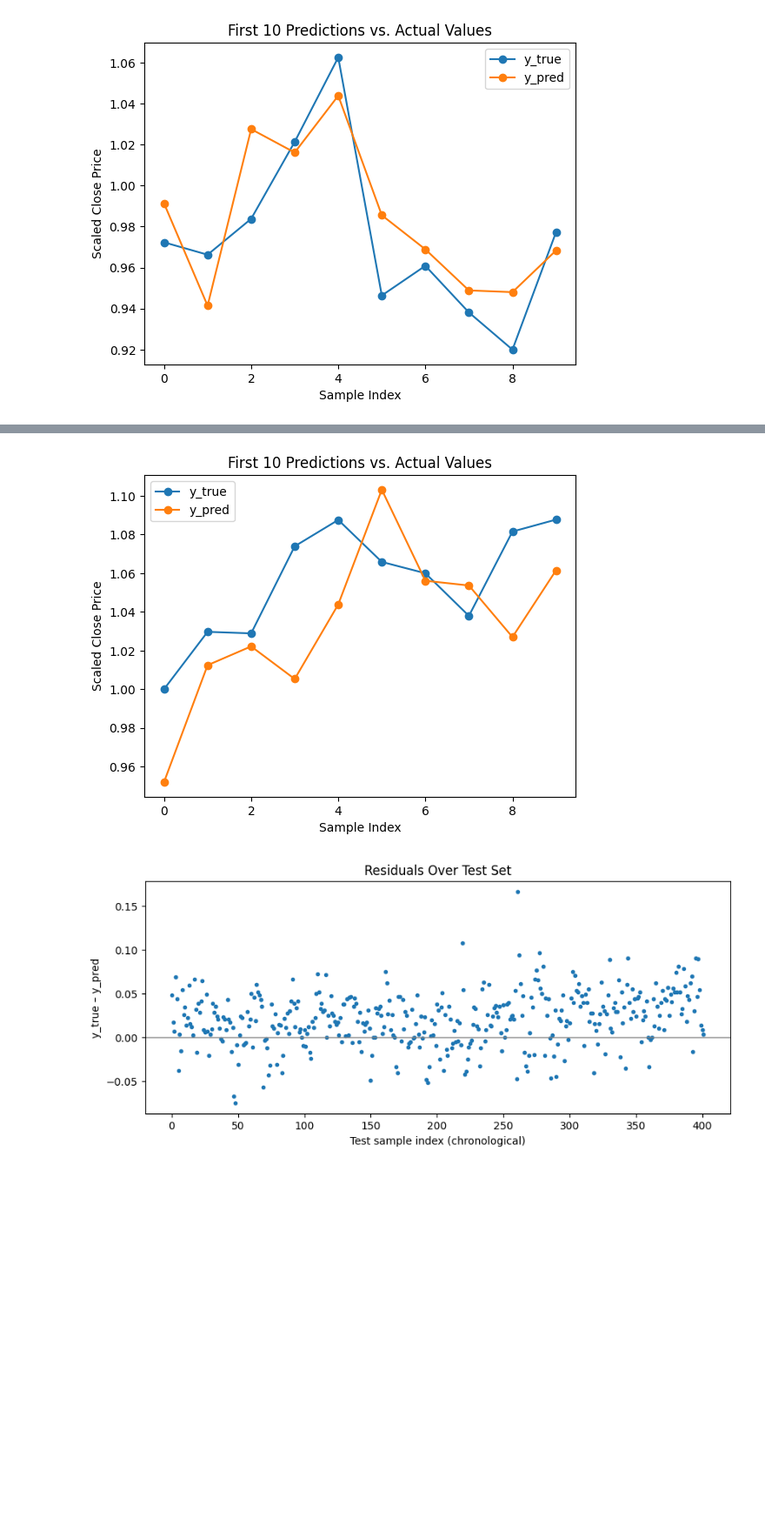
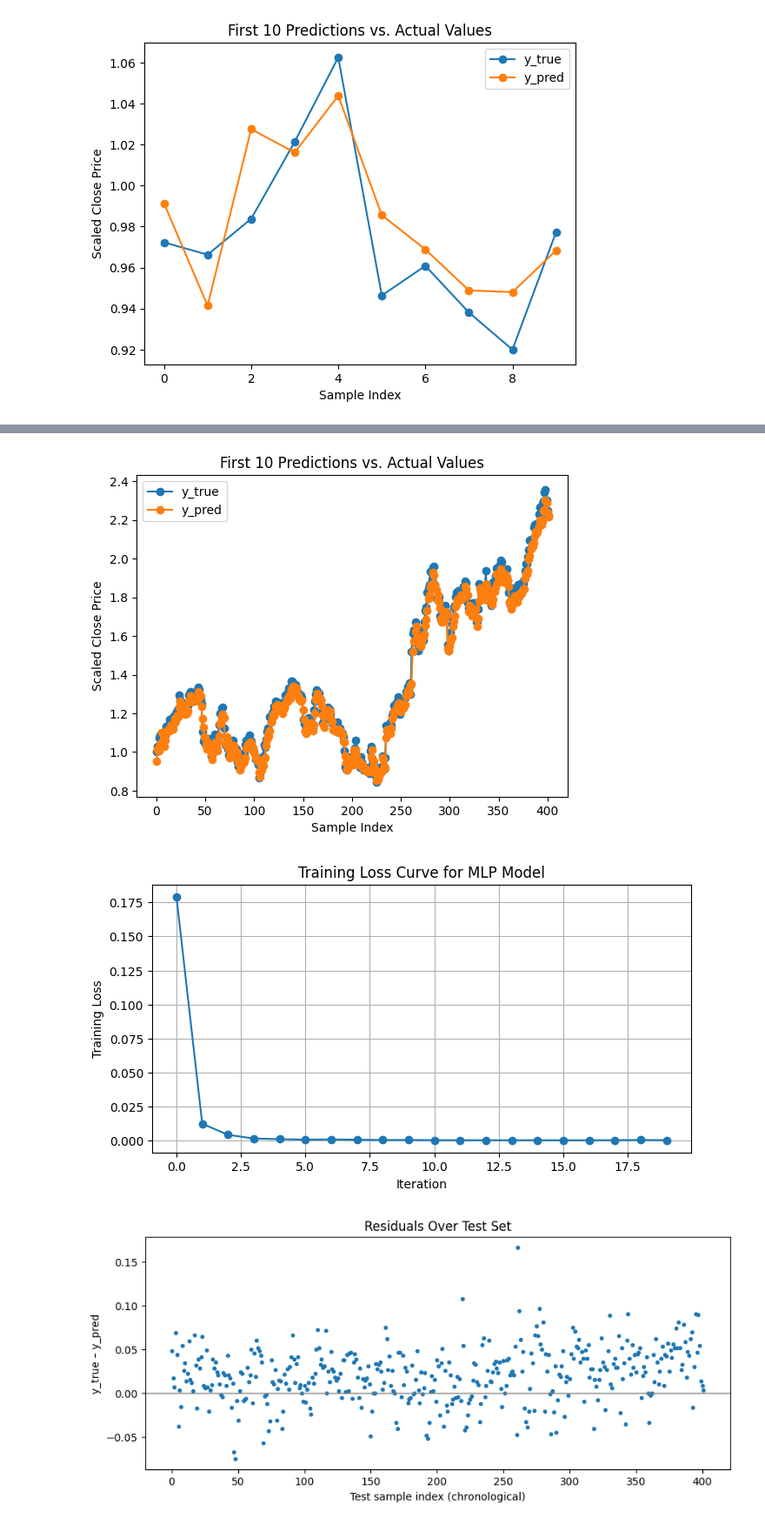
Before and after one commit to d1ananguyen/stock-market-prediction-project, a Jupyter notebook: notebooks/exploration/david-exploration.ipynb, the cells around one changed output, grey strips where cells are left out. Shown: that part at 87% size. Drawn from its saved outputs; the diff is of its cells as text; code cells hidden in the pictures; blank space fills up the shorter version.

Commit message:
added in cell to find time for testing and training , and a way to figure out which parameters are the best for the mlp model

```diff
--- a/notebooks/exploration/david-exploration.ipynb
+++ b/notebooks/exploration/david-exploration.ipynb
@@ -197,8 +197,8 @@ print(f"Test R²:  {r2:.4f}")
 #     'y_true': y_test.values[:10],
 #     'y_pred': y_pred[:10],
 # }).plot(marker='o')
-y_true_10 = y_test[:10]   # already 1-D
-y_pred_10 = y_pred[:10]
+y_true_10 = y_test   # already 1-D
+y_pred_10 = y_pred
 
 df_plot = pd.DataFrame({'y_true': y_true_10, 'y_pred': y_pred_10})
 df_plot.plot(marker='o')
@@ -206,5 +206,15 @@ plt.title("First 10 Predictions vs. Actual Values")
 plt.xlabel("Sample Index")
 plt.ylabel("Scaled Close Price")
 plt.show()
+
+#training loss trajectory for the best model
+# Plot training loss trajectory
+plt.figure(figsize=(8, 4))
+plt.plot(mlp_model.loss_curve_, marker='o')
+plt.title("Training Loss Curve for MLP Model")
+plt.xlabel("Iteration")
+plt.ylabel("Training Loss")
+plt.grid(True)
+plt.show()
 # %% [output]
 Iteration 1, loss = 0.17915254
@@ -217,14 +227,15 @@ Iteration 7, loss = 0.00096861
 Iteration 8, loss = 0.00075787
 Iteration 9, loss = 0.00053391
 Iteration 10, loss = 0.00056486
 Iteration 11, loss = 0.00044004
 Iteration 12, loss = 0.00040219
 ... (7 lines left out)
 Iteration 20, loss = 0.00042073
 Training loss did not improve more than tol=0.000100 for 10 consecutive epochs. Stopping.
 Test MSE: 0.0014
 Test R²:  0.9905
-[figure, old version]
+[figure, new version]
+[figure, added]
 # %%
 import matplotlib.pyplot as plt
 
```
Also changed, not shown: parts of 5 cells of this notebook, 1 other file.
